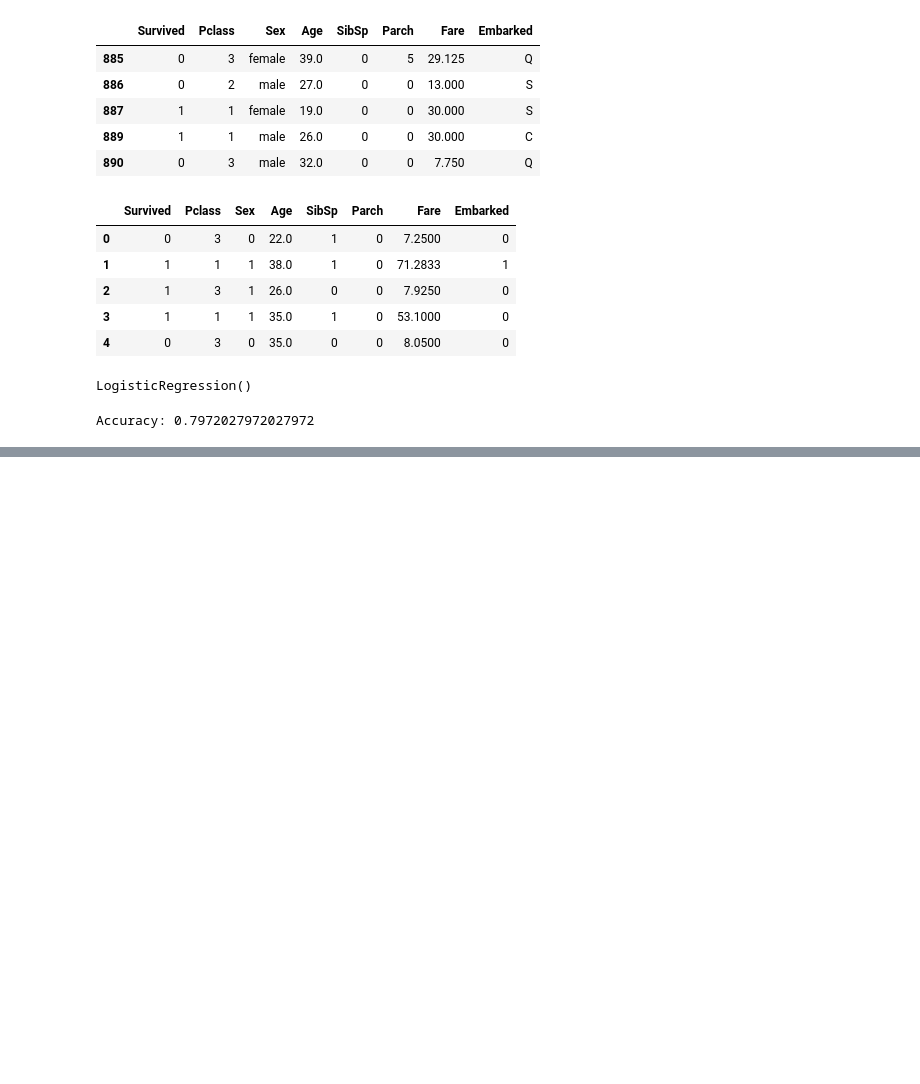
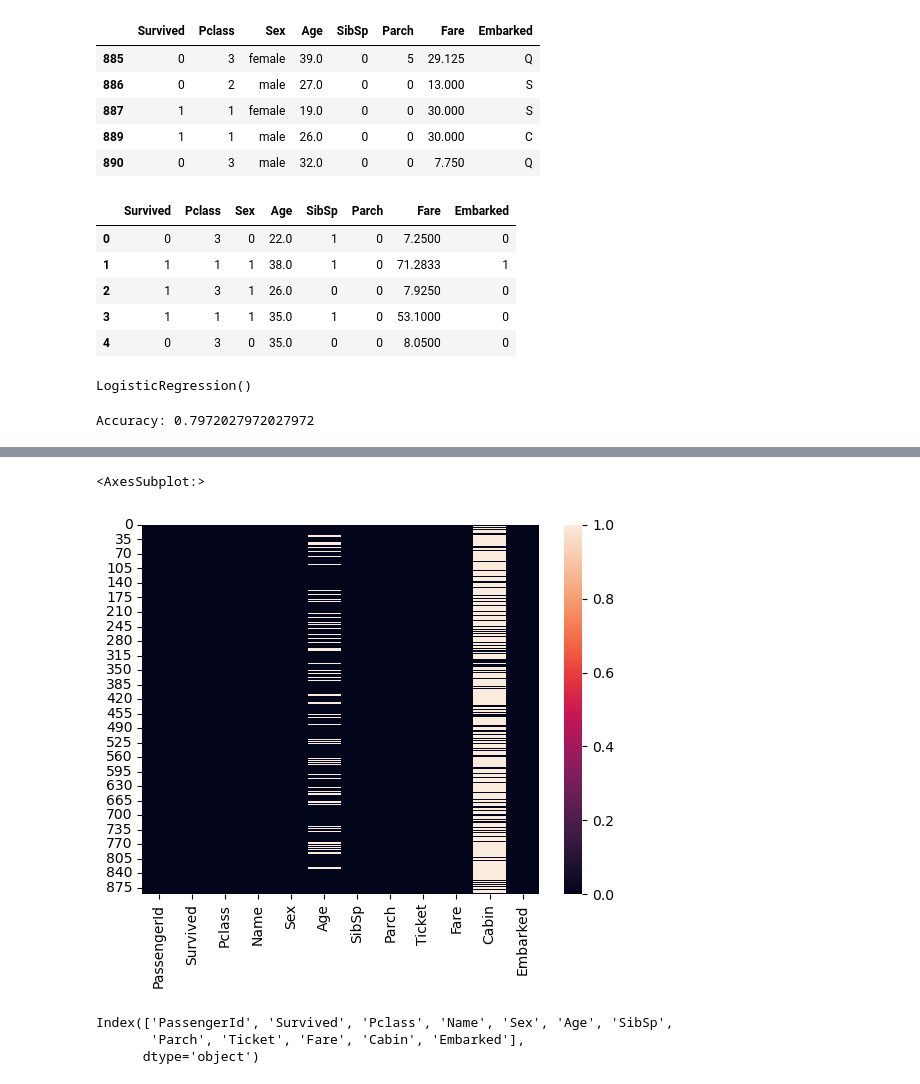
Before and after one commit to jul1998/Pandas-Python, a Jupyter notebook: titanic-data.ipynb, the cells around one changed output, grey strips where cells are left out. Drawn from its saved outputs; the diff is of its cells as text; code cells hidden in the pictures; blank space fills up the shorter version.

```diff
--- a/titanic-data.ipynb
+++ b/titanic-data.ipynb
@@ -90,0 +170,16 @@ Accuracy: 0.7972027972027972
+# %%
+import seaborn as sns
+import matplotlib.pyplot as plt
+
+sns.heatmap(data.isnull())
+# %% [output]
+<AxesSubplot:>
+[figure, added]
+# %%
+#Drop the Column
+print(data.columns)
+#data.drop("Age", axis=1, inplace=True)
+# %% [output]
+Index(['PassengerId', 'Survived', 'Pclass', 'Name', 'Sex', 'Age', 'SibSp',
+       'Parch', 'Ticket', 'Fare', 'Cabin', 'Embarked'],
+      dtype='object')
```
Also changed, not shown: parts of 18 cells of this notebook.
